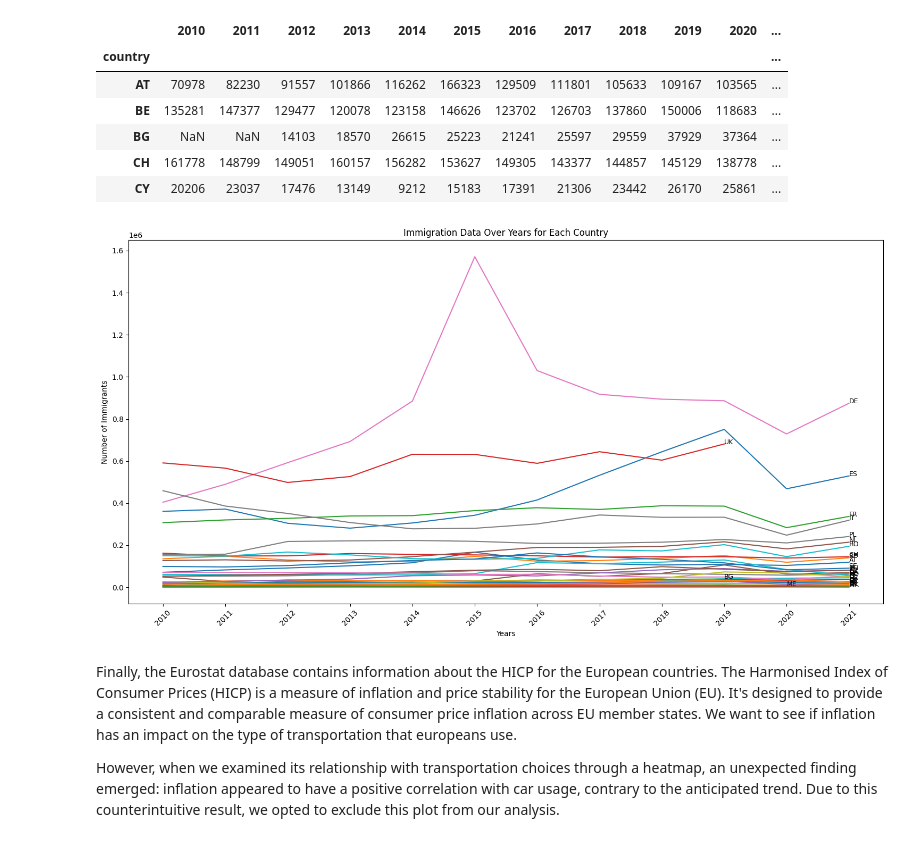
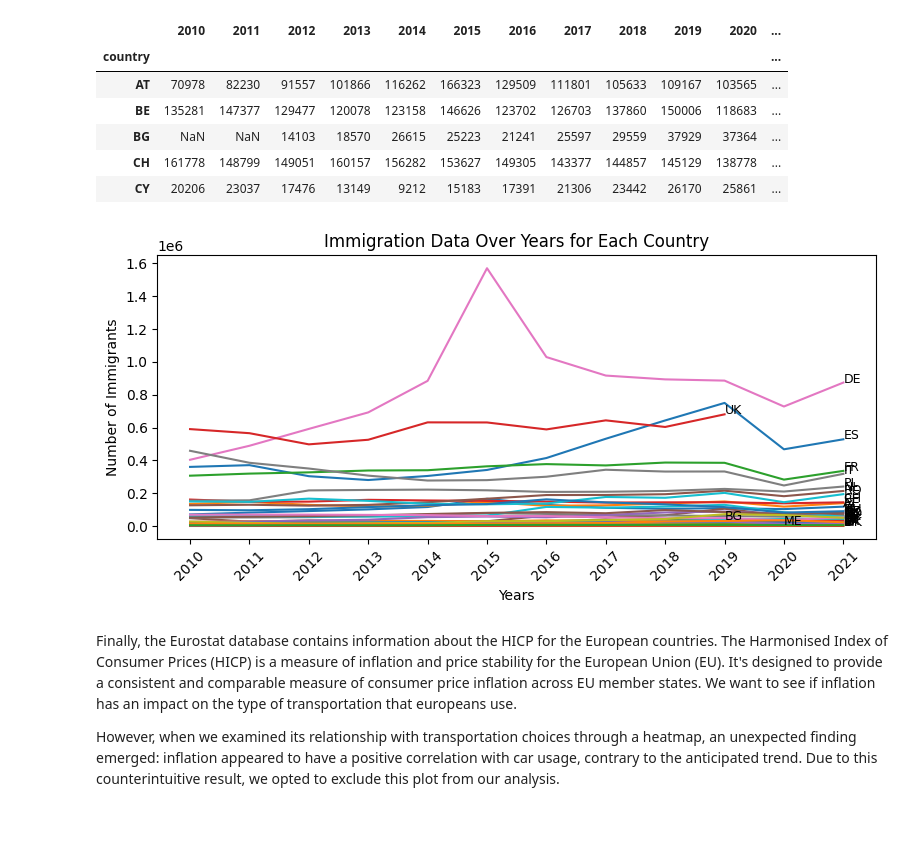
Before and after one commit to venetagrigorova/transport-modal-split, a Jupyter notebook: code/data-analysis.ipynb, the cells around one changed output. Cells and saved outputs as stored; diff of their text form; code cells hidden in the pictures.

```diff
--- a/code/data-analysis.ipynb
+++ b/code/data-analysis.ipynb
@@ -224,7 +224,7 @@ pkm_gdp_df.head()
 # %%
 # Function to plot data with country code labels on each line
 def plot_data_with_labels(df, title):
-    plt.figure(figsize=(15, 8))
+    plt.figure(figsize=(8, 4))
 
     # Convert the column names (years) to strings and sort them in ascending order for the x-axis
     year_columns = sorted(df.columns.astype(str))
@@ -369,33 +369,33 @@ immigration_df_final.head()
 # %%
 # Function to plot data with country code labels on each line
 def plot_data_with_labels(df, title):
-    plt.figure(figsize=(15, 8))
+    plt.figure(figsize=(8, 4))
 
     # Convert the column names (years) to strings
     year_columns = df.columns.astype(str)
 
     # Loop through each country and plot its data
     for country in df.index:
         # Ensure the data is in a float format for plotting and drop NaN values
         country_data = df.loc[country].astype(float).dropna()
         if not country_data.empty:
             plt.plot(year_columns[:len(country_data)], country_data, label=country)
             # Add text label near the last point of each line
             last_year = year_columns[len(country_data) - 1]
             last_value = country_data.iloc[-1]
             plt.text(last_year, last_value, country, fontsize=9)
 
     plt.title(title)
     plt.xticks(rotation=45)
     plt.ylabel('Number of Immigrants')
     plt.xlabel('Years')
     plt.tight_layout()
     plt.show()
 
 # Plotting Immigration Data with country labels
 plot_data_with_labels(immigration_df_final, 'Immigration Data Over Years for Each Country')
 # %% [output]
-[figure, old version]
+[figure, new version]
 # %%
 # Define the relative path to the CSV file
 hicp_file_path = '../data/eurostat/average-annual-HICP.csv'
```
Also changed, not shown: parts of 4 cells of this notebook.
